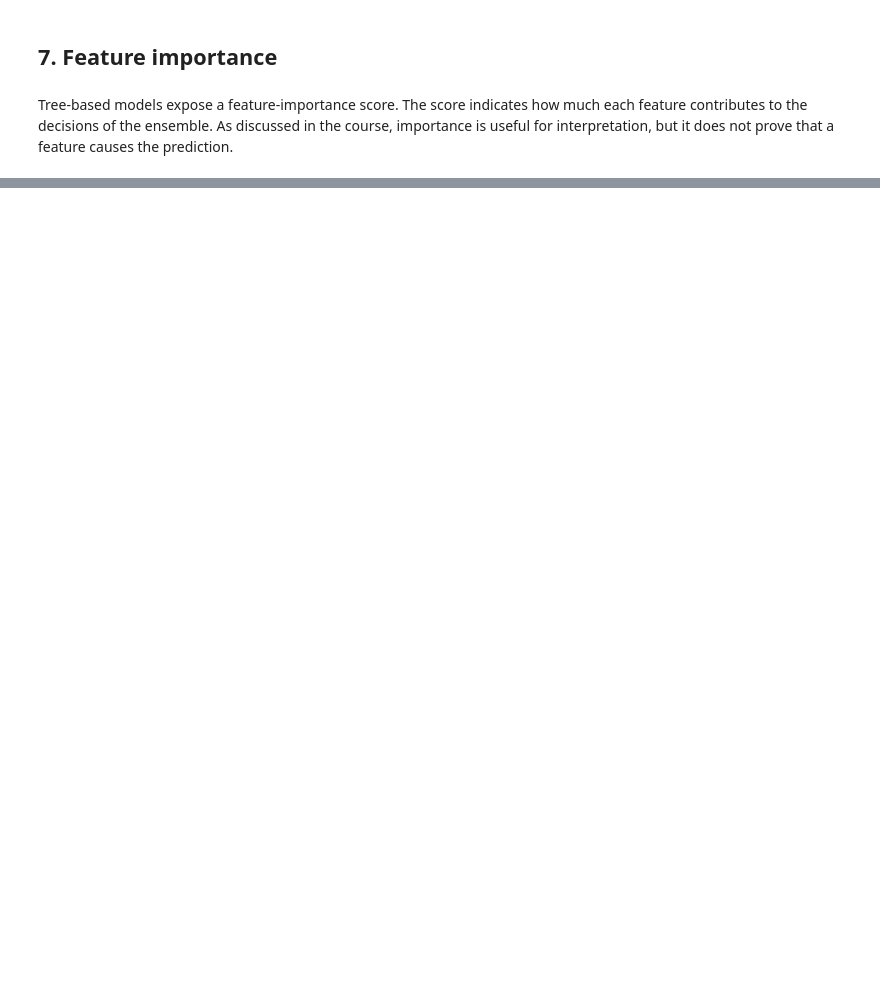
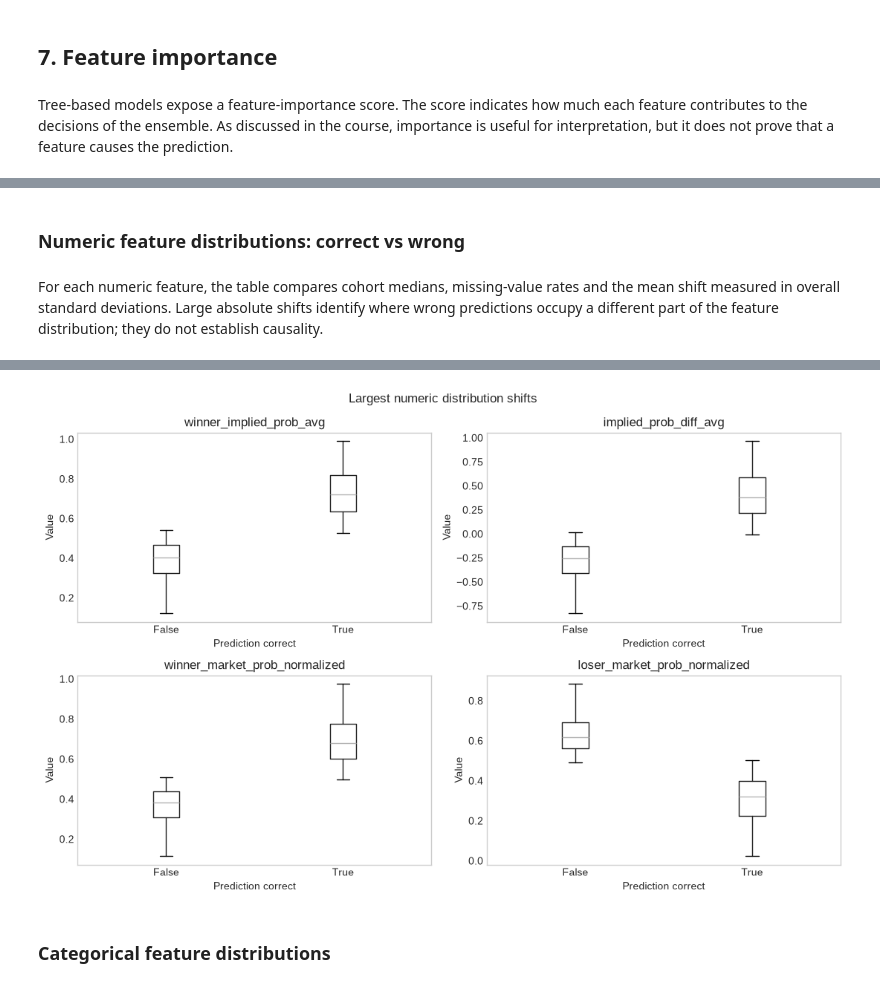
Before and after one commit to K4mp47/tennis_prediction, a Jupyter notebook: docs/catboost_training_analysis.ipynb, the cells around one changed output, grey strips where cells are left out. Drawn from its saved outputs; the diff is of its cells as text; code cells hidden in the pictures; blank space fills up the shorter version.

```diff
--- a/docs/catboost_training_analysis.ipynb
+++ b/docs/catboost_training_analysis.ipynb
@@ -328,0 +436,66 @@ plt.show()
+# %% [markdown]
+### Numeric feature distributions: correct vs wrong
+# %% [markdown]
+For each numeric feature, the table compares cohort medians,
+missing-value rates and the mean shift measured in overall standard deviations.
+Large absolute shifts identify where wrong predictions occupy a different part
+of the feature distribution; they do not establish causality.
+# %%
+distribution_rows = []
+for feature in numeric_features:
+    correct_values = pd.to_numeric(
+        match_diagnostics.loc[match_diagnostics["correct"], feature],
+        errors="coerce",
+    )
+    wrong_values = pd.to_numeric(
+        match_diagnostics.loc[~match_diagnostics["correct"], feature],
+        errors="coerce",
+    )
+    overall_std = pd.to_numeric(
+        match_diagnostics[feature], errors="coerce"
+    ).std()
+    standardized_shift = (
+        (wrong_values.mean() - correct_values.mean()) / overall_std
+        if overall_std > 0
+        else np.nan
+    )
+    distribution_rows.append(
+        {
+            "feature": feature,
+            "wrong_minus_correct_sd": standardized_shift,
+            "correct_median": correct_values.median(),
+            "wrong_median": wrong_values.median(),
+            "correct_missing_rate": correct_values.isna().mean(),
+            "wrong_missing_rate": wrong_values.isna().mean(),
+        }
+    )
+
+numeric_distribution_shift = (
+    pd.DataFrame(distribution_rows)
+    .assign(
+        absolute_shift=lambda frame: frame["wrong_minus_correct_sd"].abs(),
+        missing_rate_delta=lambda frame: (
+            frame["wrong_missing_rate"] - frame["correct_missing_rate"]
+        ),
+    )
+    .sort_values("absolute_shift", ascending=False)
+)
+display(numeric_distribution_shift.head(15))
+
+top_shift_features = numeric_distribution_shift.head(4)["feature"]
+fig, axes = plt.subplots(2, 2, figsize=(11, 7))
+for feature, axis in zip(top_shift_features, axes.ravel(), strict=True):
+    match_diagnostics.boxplot(
+        column=feature,
+        by="correct",
+        ax=axis,
+        showfliers=False,
+        grid=False,
+    )
+    axis.set_title(feature)
+    axis.set_xlabel("Prediction correct")
+    axis.set_ylabel("Value")
+plt.suptitle("Largest numeric distribution shifts")
+plt.tight_layout()
+plt.show()
+# %% [output]
@@ -328,0 +518,3 @@ plt.show()
+[figure, added]
+# %% [markdown]
+### Categorical feature distributions
```
Also changed, not shown: parts of 23 cells of this notebook, 5 other files.
